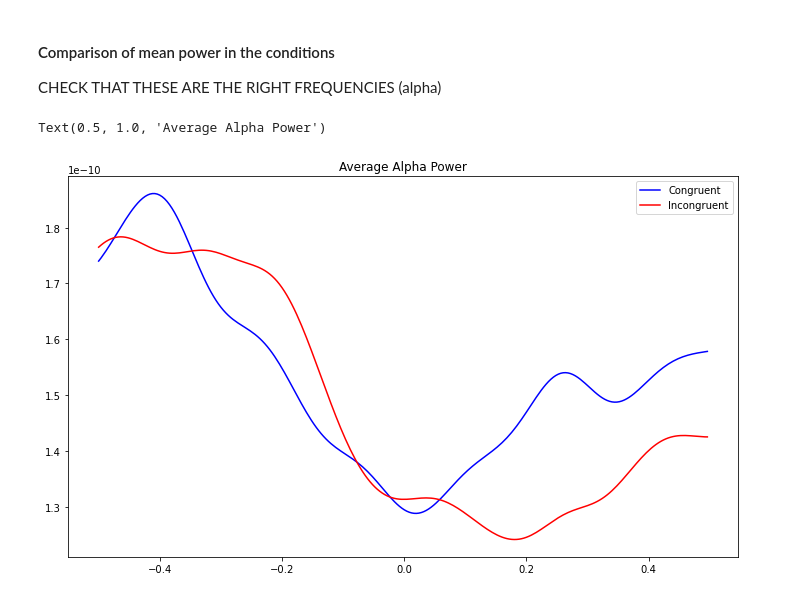
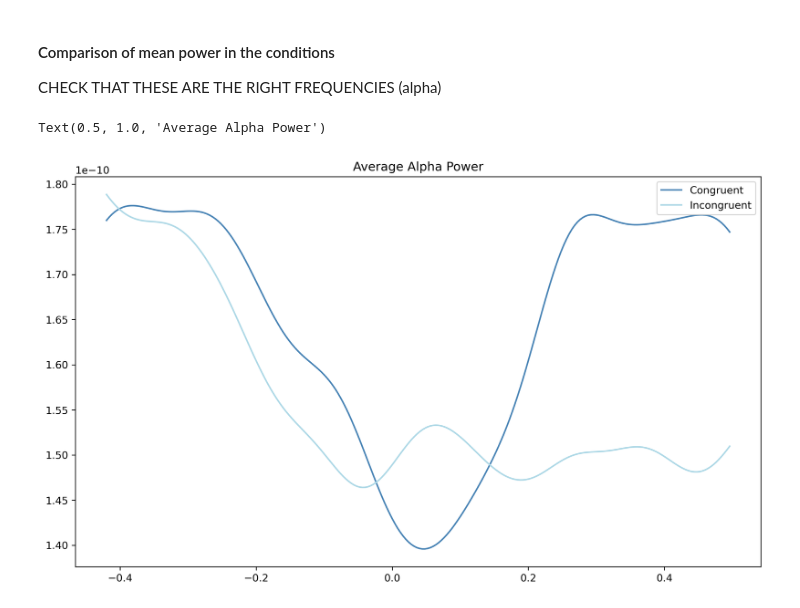
Before and after one commit to laurabpaulsen/EEG_and_mouse_tracking, a Jupyter notebook: time_frequency.ipynb, the cells around one changed output. Drawn from its saved outputs; the diff is of its cells as text; code cells hidden in the pictures.

```diff
--- a/time_frequency.ipynb
+++ b/time_frequency.ipynb
@@ -140,23 +140,23 @@ CHECK THAT THESE ARE THE RIGHT FREQUENCIES (alpha)
 # %%
 freq_ind_b = 0
 freq_ind_a = 9
-time_ind_b = 50
+time_ind_b = 70
 time_ind_a = 300
 
 
 ## averaging over alpha frequencies
-average_con = hf.average_power_time(power_con, clusterpicks, freq_ind_b, freq_ind_a, time_ind_b, time_ind_a)
-average_inc = hf.average_power_time(power_inc, clusterpicks, freq_ind_b, freq_ind_a, time_ind_b, time_ind_a)
-average_neu = hf.average_power_time(power_neu, clusterpicks, freq_ind_b, freq_ind_a, time_ind_b, time_ind_a)
+average_con = hf.average_power_time(power_con, leftcentralpicks, freq_ind_b, freq_ind_a, time_ind_b, time_ind_a)
+average_inc = hf.average_power_time(power_inc, leftcentralpicks, freq_ind_b, freq_ind_a, time_ind_b, time_ind_a)
+average_neu = hf.average_power_time(power_neu, leftcentralpicks, freq_ind_b, freq_ind_a, time_ind_b, time_ind_a)
 # %%
 times = power_con.times[time_ind_b:time_ind_a]
 # %%
-fig, axis = plt.subplots(1, 1, figsize=(12, 7))
-plt.plot(times, average_con, 'b', label = 'Congruent')
-plt.plot(times, average_inc, 'r', label = 'Incongruent')
+fig, axis = plt.subplots(1, 1, figsize=(12, 7), dpi=300)
+plt.plot(times, average_con, 'steelblue', label = 'Congruent')
+plt.plot(times, average_inc, 'lightblue', label = 'Incongruent')
 #plt.plot(times, average_neu,'g', label = 'Neutral')
-plt.legend()
+plt.legend(loc = 'upper right')
 plt.title('Average Alpha Power')
 # %% [output]
 Text(0.5, 1.0, 'Average Alpha Power')
-[figure, old version]
+[figure, new version]
```
Also changed, not shown: parts of 34 cells of this notebook, 4 other files.
